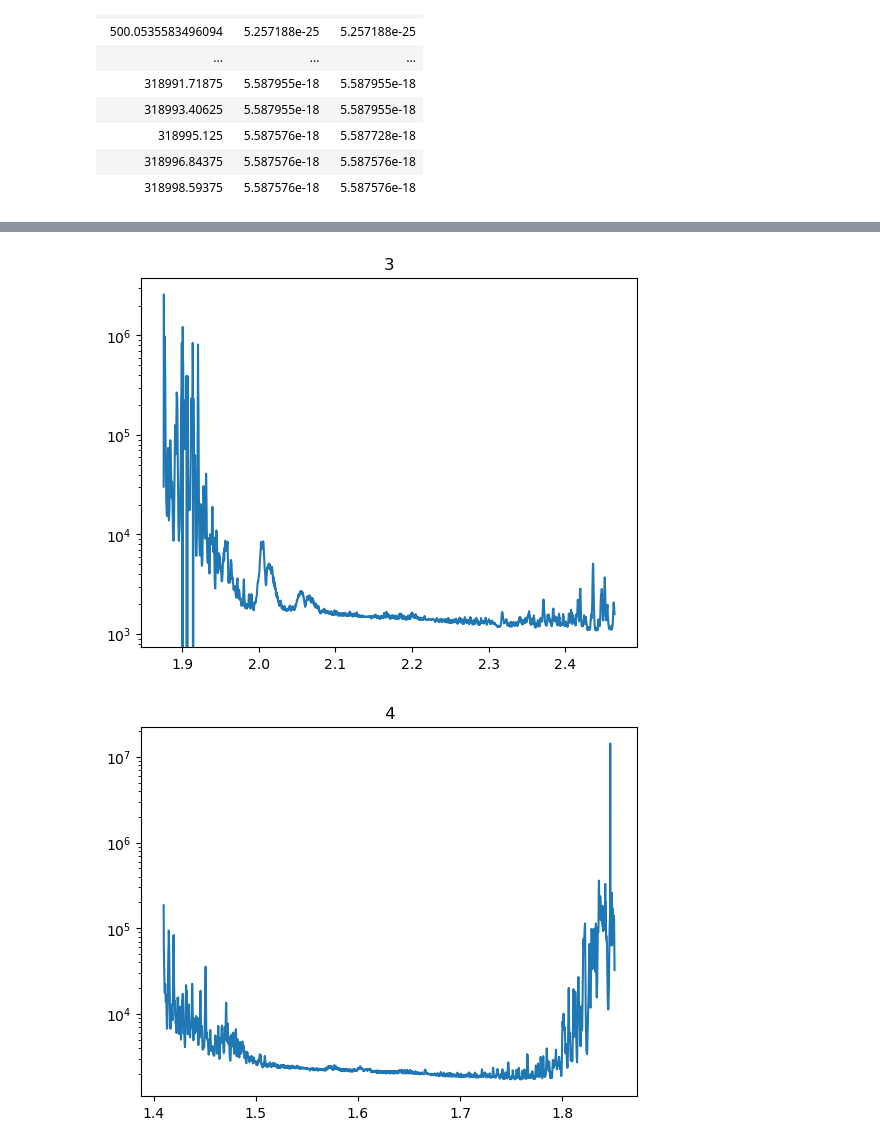
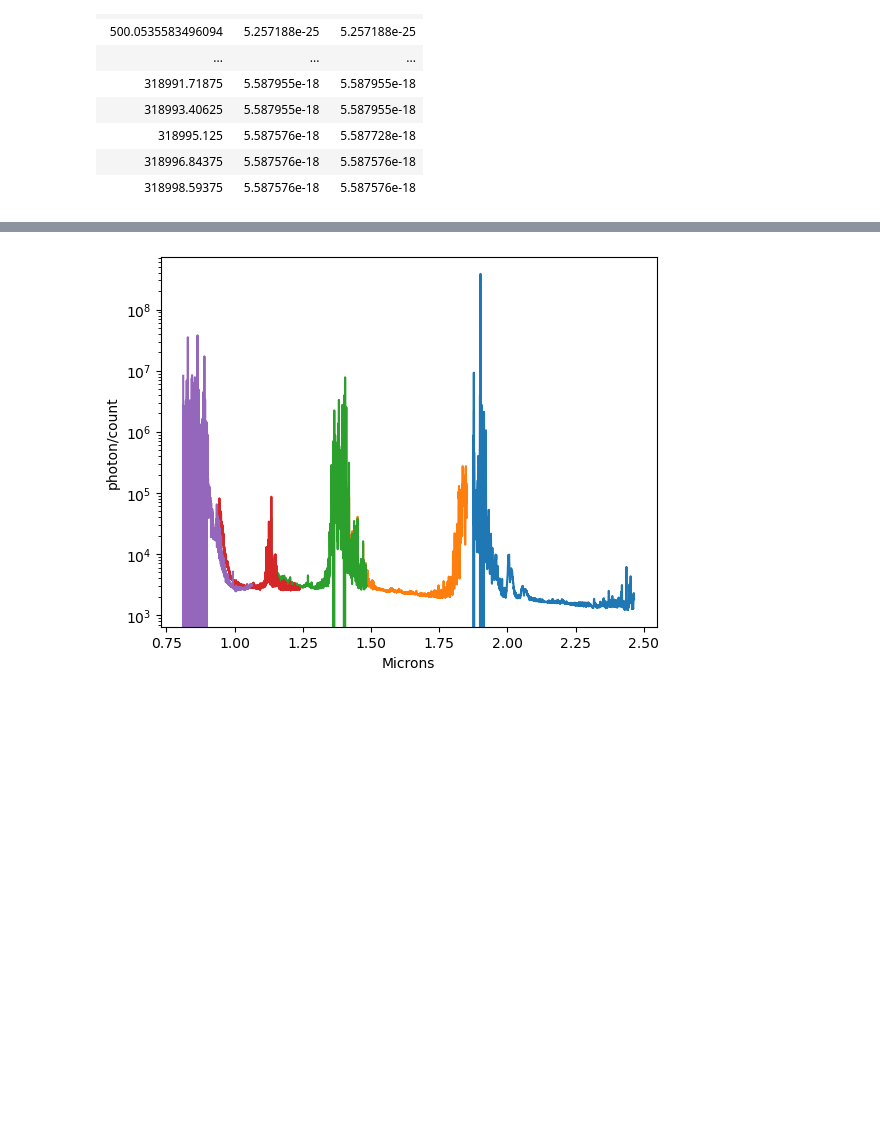
Before and after one commit to Hallflower20/palomar-project, a Jupyter notebook: data/reduce_data_07.ipynb, the cells around one changed output, grey strips where cells are left out. Cells and saved outputs as stored; diff of their text form; code cells hidden in the pictures; blank space fills up the shorter version.

```diff
--- a/data/reduce_data_07.ipynb
+++ b/data/reduce_data_07.ipynb
@@ -154,7 +154,7 @@ threethrityam_std = standard[4:8]
 fiveam_std = standard[8:12]
 # %%
 twoam_std_data = []
-for i in threethrityam_std:
+for i in fiveam_std:
     twoam_std_data.append((read_file(i["File"]) / i["exptime"]))
 twoam_std_data = np.array(twoam_std_data)
 # %%
@@ -410,8 +410,34 @@ def median_each_order(spectra_dict):
 
         order_spectra[order] = tab_spectra
     return order_spectra
+# %%
+def average_each_order(spectra_dict):
+    order_spectra = {}
+    for order in range(3,8):
+        object_order = spectra_dict[order]
+        tab_spectra = Table()
+        obj_spectra = []
+        sky_spectra = []
+        red_spectra = []
+        tab_spectra["wavelength"] = object_order[0]["wavelength"]
+        tab_spectra["pixel"] = object_order[0]["pixel"]
+        for i in object_order:
+            obj_spectra.append(i["object"])
+            sky_spectra.append(i["sky"])
+            red_spectra.append(i["reduced"])
+
+        obj_spectra = np.asarray(obj_spectra)
+        sky_spectra = np.asarray(sky_spectra)
+        red_spectra = np.asarray(red_spectra)
+
+        tab_spectra["object"] = np.average(obj_spectra, axis = 0)
+        tab_spectra["sky"] = np.average(sky_spectra, axis = 0)
+        tab_spectra["reduced"] = np.average(red_spectra, axis = 0)
+
+        order_spectra[order] = tab_spectra
+    return order_spectra
 # %%
-standard_star_reduced_median = median_each_order(standard_star_reduced)
+standard_star_reduced_median = average_each_order(standard_star_reduced)
 # %%
 for i in range(3,8):
     order_data = standard_star_reduced_median[i]
@@ -534,12 +570,12 @@ plt.show()
 # %%
 for i in range(3,8):
     order_data = standard_star_reduced_median[i]
     order_correction = standard_fluxes[i]/(order_data["reduced"] * u.count / u.second)
     standard_star_reduced_median[i]["correction"] = order_correction
     plt.plot(order_data["wavelength"], order_correction)
-    plt.title(i)
-    plt.yscale('log')
-    plt.show()
+plt.yscale('log')
+plt.xlabel("Microns")
+plt.ylabel("photon/count")
+plt.show()
 # %% [output]
-[figure, old version]
+[figure, new version]
-[figure, removed]
```
Also changed, not shown: parts of 11 cells of this notebook, 9 other files.
